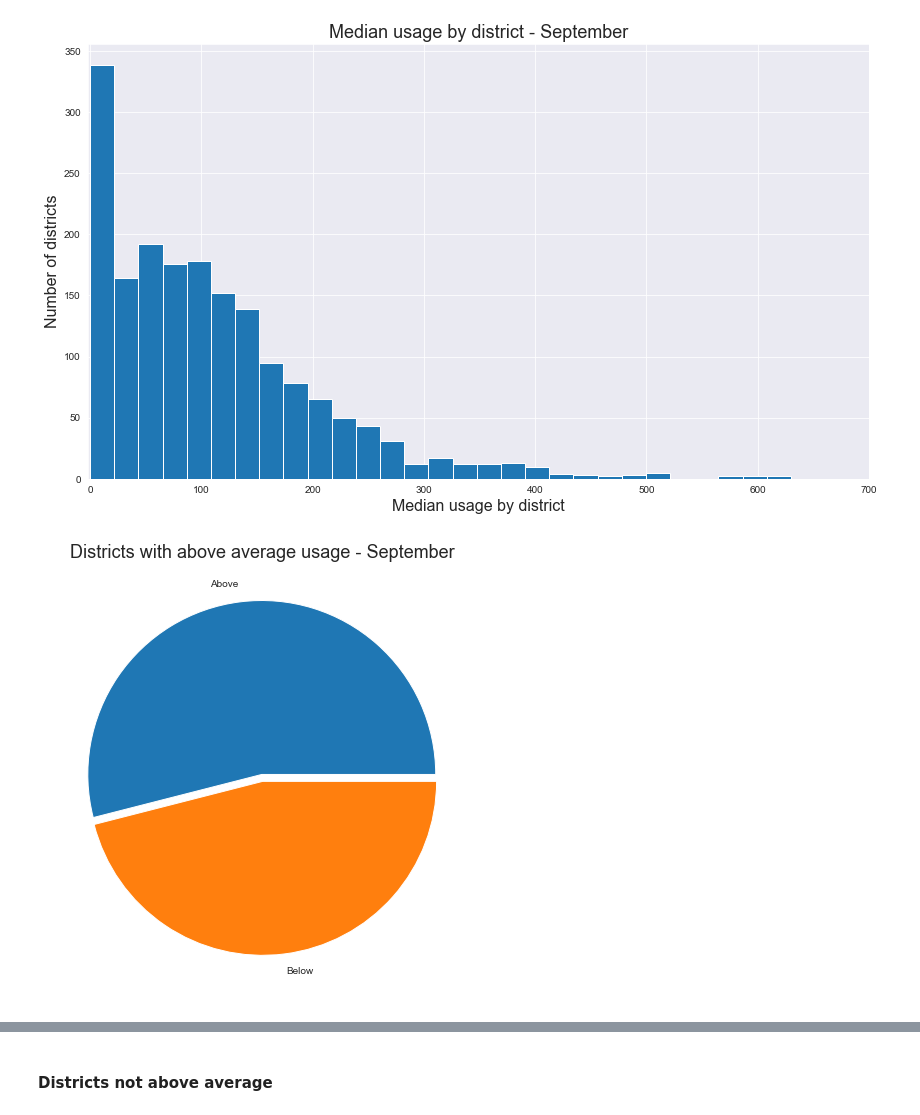
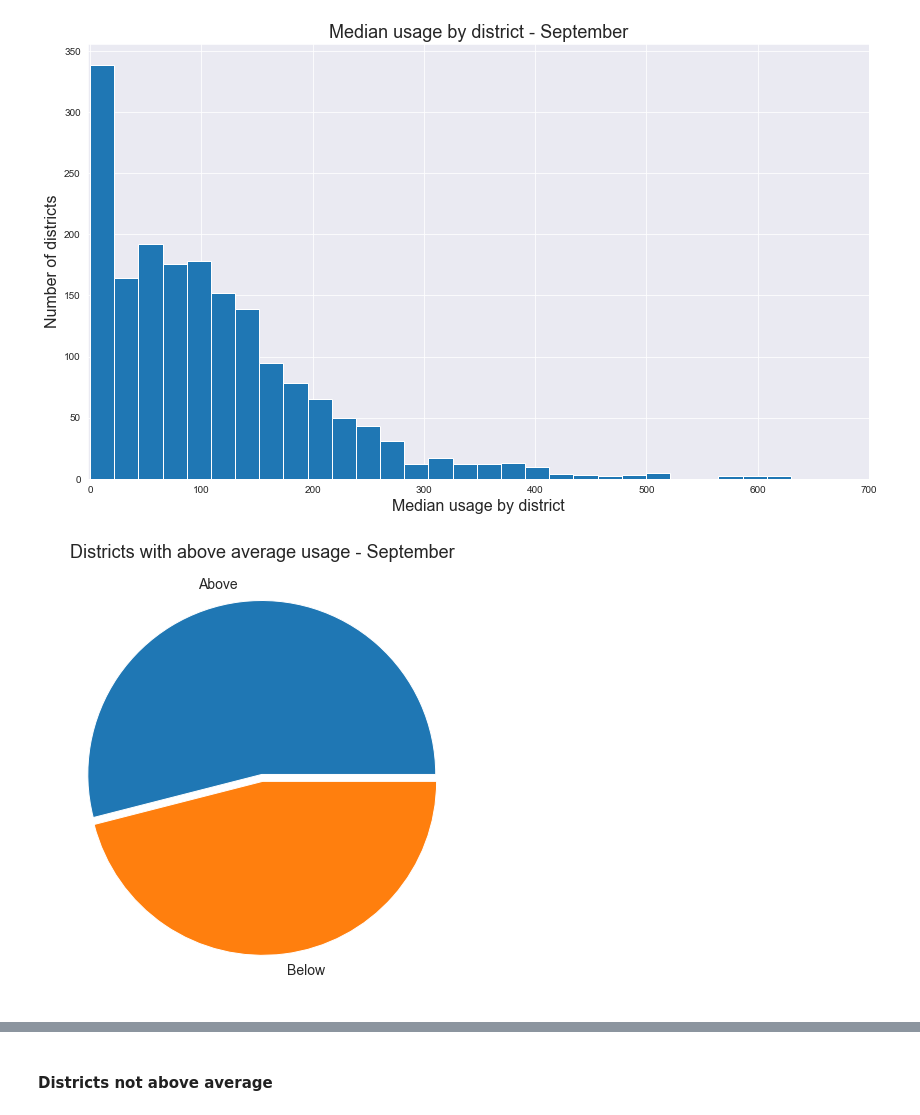
Before and after one commit to taylorquaver/UsageAnalysis, a Jupyter notebook: usage_analysis_october_2019.ipynb, the cells around one changed output, grey strips where cells are left out. Drawn from its saved outputs; the diff is of its cells as text; code cells hidden in the pictures.

Commit message:
added some visualizations; further analysis

```diff
--- a/usage_analysis_october_2019.ipynb
+++ b/usage_analysis_october_2019.ipynb
@@ -132,7 +111,7 @@ pd.DataFrame(desc).sort_values('count', ascending=False)
 # %% [markdown]
 Focusing on the month of September, likely the only month here with complete data.
 # %%
-september['distr_st_rep'] = september['rep'] + '-' + september['state'] + '-' + september['district_name']
+september['distr_st_rep'] = september['rep'] + '*' + september['state'] + '*' + september['district_name']
 # %%
 s_desc = september.groupby('distr_st_rep')['reg_usage'].describe()
 sept_stats = pd.DataFrame(s_desc).sort_values('count', ascending=False)
@@ -189,12 +168,12 @@ count_n = len(sept_stats[sept_stats.above_avg == 'n'])
 # %%
 avg_cnts = [count_y, count_n]
 labels = 'Above', 'Below'
 explode = (0.04, 0)
 
 fig = plt.subplots(figsize = (14,8))
-_ = plt.pie(avg_cnts, explode=explode, labels=labels)
+_ = plt.pie(avg_cnts, explode=explode, labels=labels, textprops={'fontsize': 14})
 #_ = plt.xlabel('Median usage by district', fontsize=16)
 #_ = plt.ylabel('Number of districts', fontsize=16)
 _ = plt.title('Districts with above average usage - September', fontsize=18)
 # %% [output]
-[figure, old version]
+[figure, new version]
```
Also changed, not shown: parts of 30 cells of this notebook.
